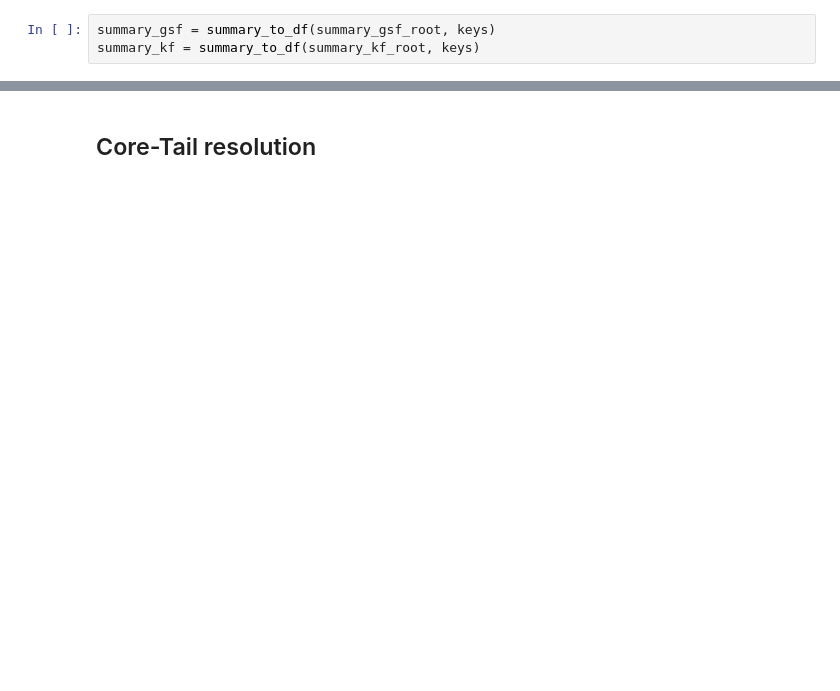
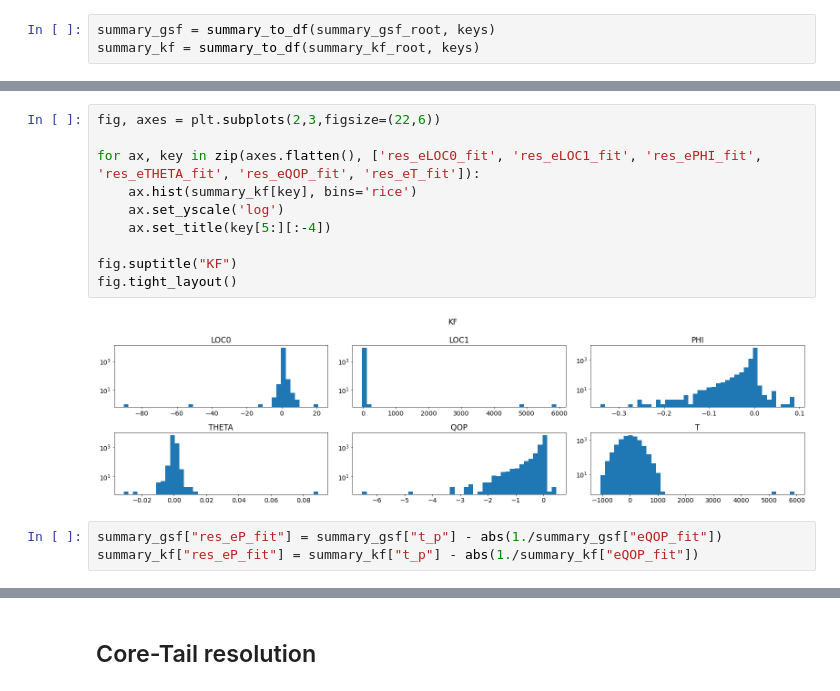
Before and after one commit to benjaminhuth/acts-gsf-scripts, a Jupyter notebook: notebooks/analysis_core_tail.ipynb, the cells around one changed output, grey strips where cells are left out. Drawn from its saved outputs; the diff is of its cells as text; blank space fills up the shorter version.

```diff
--- a/notebooks/analysis_core_tail.ipynb
+++ b/notebooks/analysis_core_tail.ipynb
@@ -26 +59,16 @@ summary_kf = summary_to_df(summary_kf_root, keys)
+# %%
+fig, axes = plt.subplots(2,3,figsize=(22,6))
+
+for ax, key in zip(axes.flatten(), ['res_eLOC0_fit', 'res_eLOC1_fit', 'res_ePHI_fit', 'res_eTHETA_fit', 'res_eQOP_fit', 'res_eT_fit']):
+    ax.hist(summary_kf[key], bins='rice')
+    ax.set_yscale('log')
+    ax.set_title(key[5:][:-4])
+
+fig.suptitle("KF")
+fig.tight_layout()
+# %% [output]
+[figure, added]
+# %%
+summary_gsf["res_eP_fit"] = summary_gsf["t_p"] - abs(1./summary_gsf["eQOP_fit"])
+summary_kf["res_eP_fit"] = summary_kf["t_p"] - abs(1./summary_kf["eQOP_fit"])
 # %%
```
Also changed, not shown: parts of 16 cells of this notebook, 6 other files.
